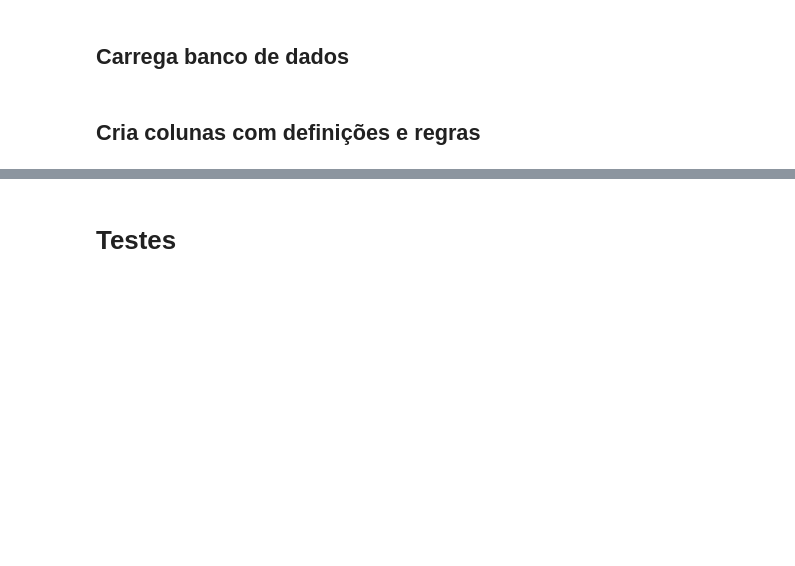
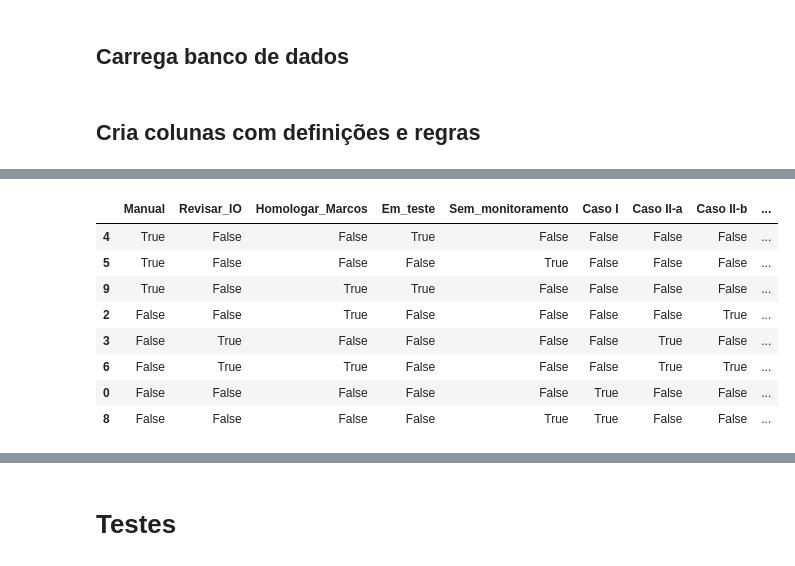
Before and after one commit to Vinicius667/Previsor, a Jupyter notebook: App/Previsor_teste3.ipynb, the cells around one changed output, grey strips where cells are left out. Cells and saved outputs as stored; diff of their text form; code cells hidden in the pictures; blank space fills up the shorter version.

```diff
--- a/App/Previsor_teste3.ipynb
+++ b/App/Previsor_teste3.ipynb
@@ -430,0 +458,13 @@ df_ug.regranovapmo.isna()))].IdeUsinaOutorga.drop_duplicates().reset_index(drop=
+# %%
+mask_casos_selecionados = casos[list_casos].any(axis=1)
+casos[mask_casos_selecionados]
+# %% [output]
+|  | Manual | Revisar_IO | Homologar_Marcos | Em_teste | Sem_monitoramento | Caso I | Caso II-a | Caso II-b | ... |
+| 4 | True | False | False | True | False | False | False | False | ... |
+| 5 | True | False | False | False | True | False | False | False | ... |
+| 9 | True | False | True | True | False | False | False | False | ... |
+| 2 | False | False | True | False | False | False | False | True | ... |
+| 3 | False | True | False | False | False | False | True | False | ... |
+| 6 | False | True | True | False | False | False | True | True | ... |
+| 0 | False | False | False | False | False | True | False | False | ... |
+| 8 | False | False | False | False | True | True | False | False | ... |
```
Also changed, not shown: parts of 22 cells of this notebook.
